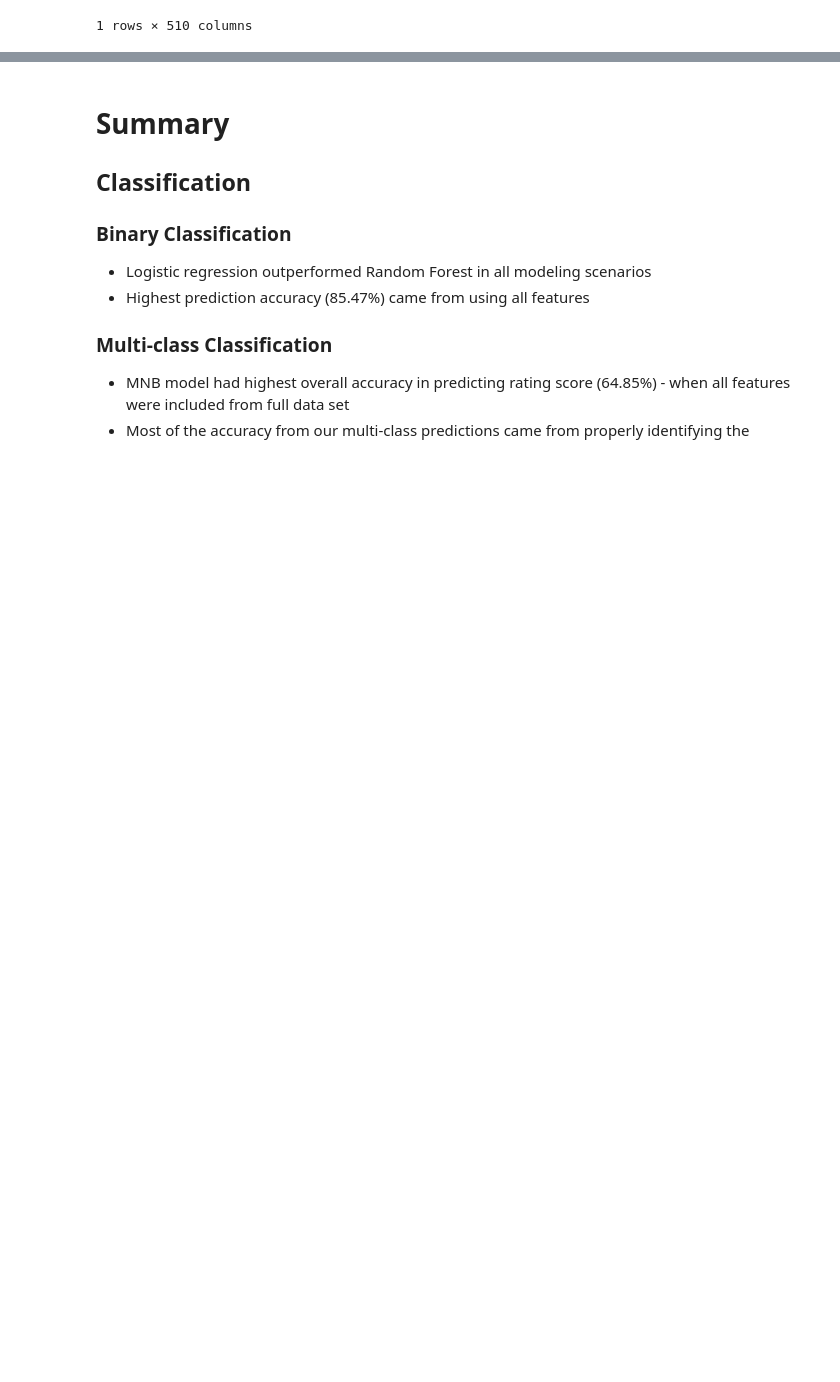
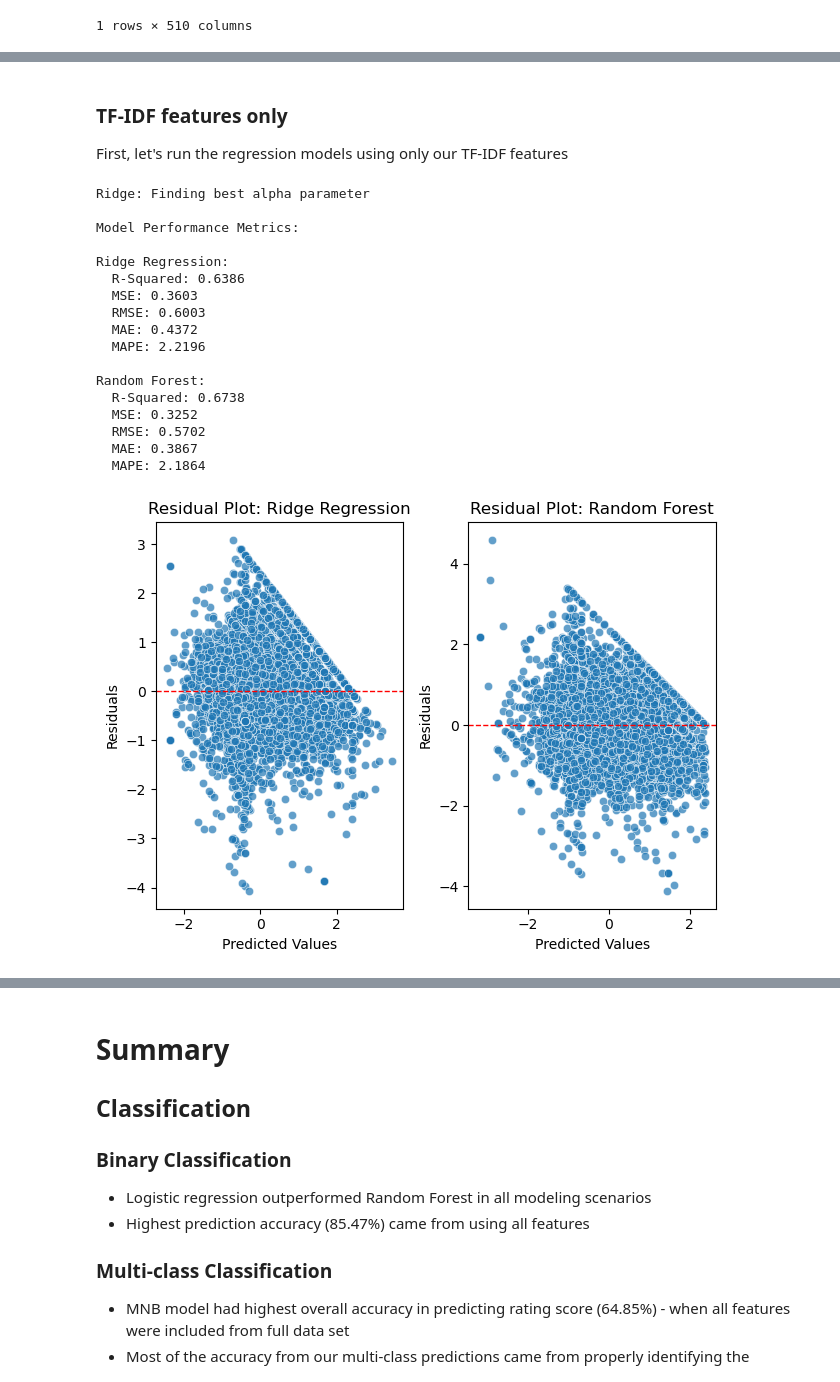
Before and after one commit to sm110101/portfolio_site, a Jupyter notebook: technical-details/supervised-learning/main.ipynb, the cells around one changed output, grey strips where cells are left out. Cells and saved outputs as stored; diff of their text form; code cells hidden in the pictures; blank space fills up the shorter version.

```diff
--- a/technical-details/supervised-learning/main.ipynb
+++ b/technical-details/supervised-learning/main.ipynb
@@ -950,0 +955,31 @@ def regression(df, target='polarity', selected_features=None, include_tfidf=Fals
+# %% [markdown]
+### TF-IDF features only
+
+First, let's run the regression models using only our TF-IDF features
+# %%
+tfidf_regression = regression(
+    df=reviews_tfidf,
+    target='polarity',
+    include_tfidf=True,
+    random_state=5000,
+    show_residual_plot=True
+)
+# %% [output]
+Ridge: Finding best alpha parameter
+
+Model Performance Metrics:
+
+Ridge Regression:
+  R-Squared: 0.6386
+  MSE: 0.3603
+  RMSE: 0.6003
+  MAE: 0.4372
+  MAPE: 2.2196
+
+Random Forest:
+  R-Squared: 0.6738
+  MSE: 0.3252
+  RMSE: 0.5702
+  MAE: 0.3867
+  MAPE: 2.1864
+[figure, added]
```
Also changed, not shown: parts of 11 cells of this notebook, 5 other files.
